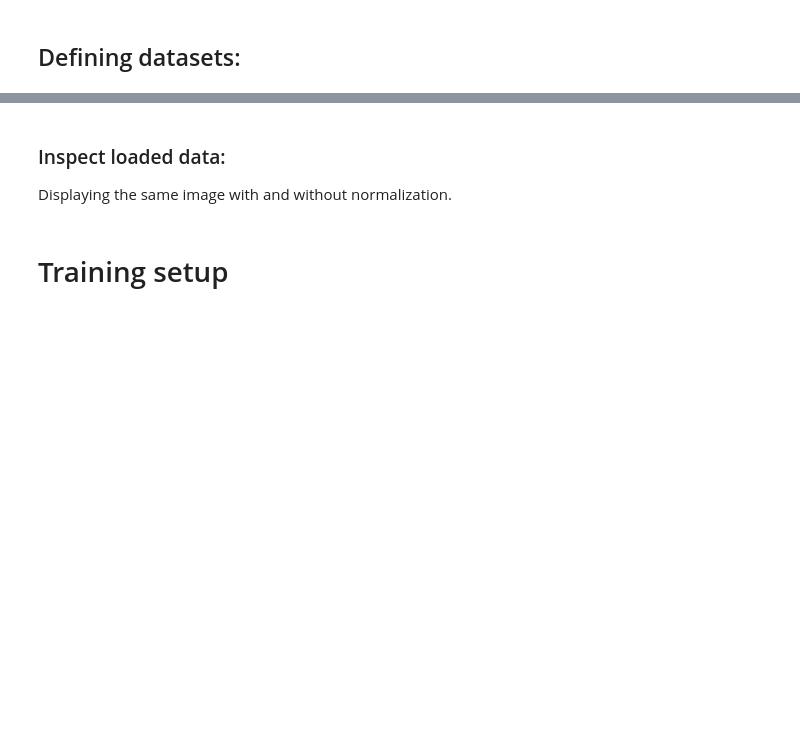
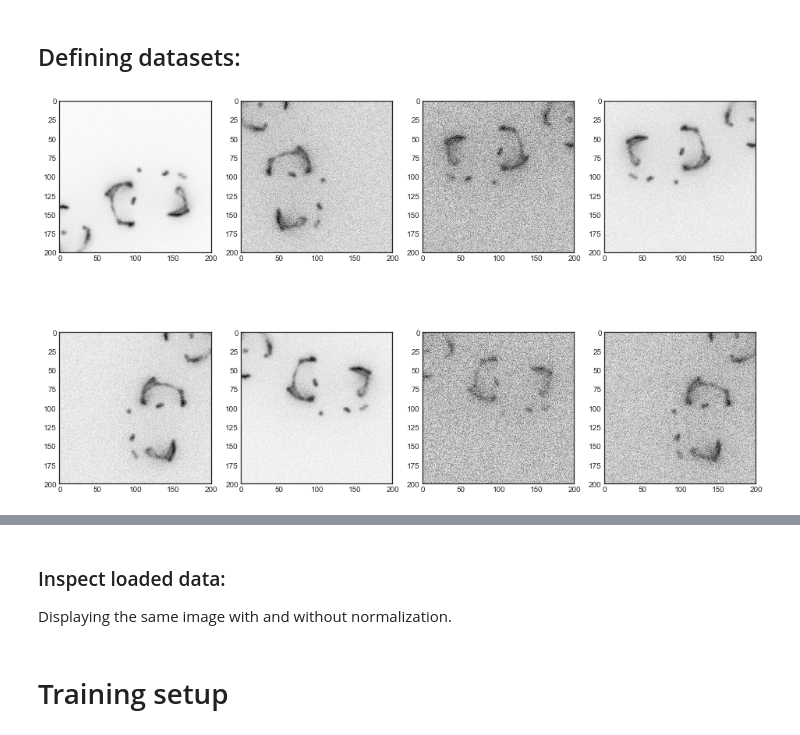
Before and after one commit to WMAPernice/Test_dev, a Jupyter notebook: YNet_dev/New_DEMO_YNet_Res_v11.1.ipynb, the cells around one changed output, grey strips where cells are left out. Saved outputs shown, nothing was run; the diff lists cells and outputs as text; code cells hidden in the pictures; blank space fills up the shorter version.

```diff
--- a/YNet_dev/New_DEMO_YNet_Res_v11.1.ipynb
+++ b/YNet_dev/New_DEMO_YNet_Res_v11.1.ipynb
@@ -24,7 +24,7 @@ data_path = Path(PATH)
 CLASSES = ('WT', 'mfb1KO', 'mmr1KO', 'dnm1KO', 'LatA_5uM', 'fzo1KO', 'CK666')
 NUM_CLASSES = len(CLASSES)
 BATCH_SIZE = 64
-SIZE = 200
+SIZE = [2,200,200]
 # %% [markdown]
 #### Calculating normalization statistics
 
@@ -73,9 +63,8 @@ for keys in main_stats.keys():
 # %%
 main_stats['02']
 # %%
-
 for i in main_stats.keys():
-    c0.append(main_stais[i][0][0]/main_stais[i][0][1])
+    c0.append(main_stats[i][0][0]/main_stats[i][0][1])
 # %%
 for keys in test_stats.keys():
     print(f"{keys}: \t \t \t {test_stats[keys]}")
@@ -125,0 +142,14 @@ x , y = next(iter(data.trn_dl))
+# %%
+# print transformations
+plt.style.use('seaborn-white')
+
+c = 1
+idx = 0
+fig, ax = plt.subplots(2,4, figsize=(16,10))
+for i, ax in enumerate(ax.flat):
+    x, y = next(iter(data.aug_dl))
+    im = to_np(x)[idx]
+#     ax.imshow(np.sum(im, axis = 0))
+    ax.imshow(im[c])
+# %% [output]
+[figure, added]
```
Also changed, not shown: parts of 54 cells of this notebook, 3 other files.
